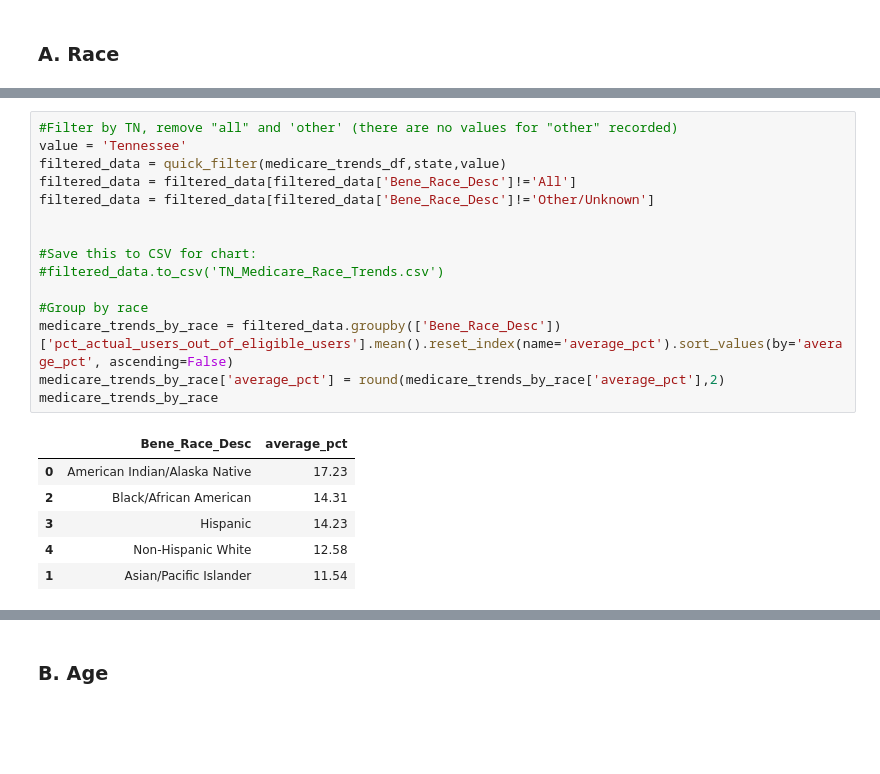
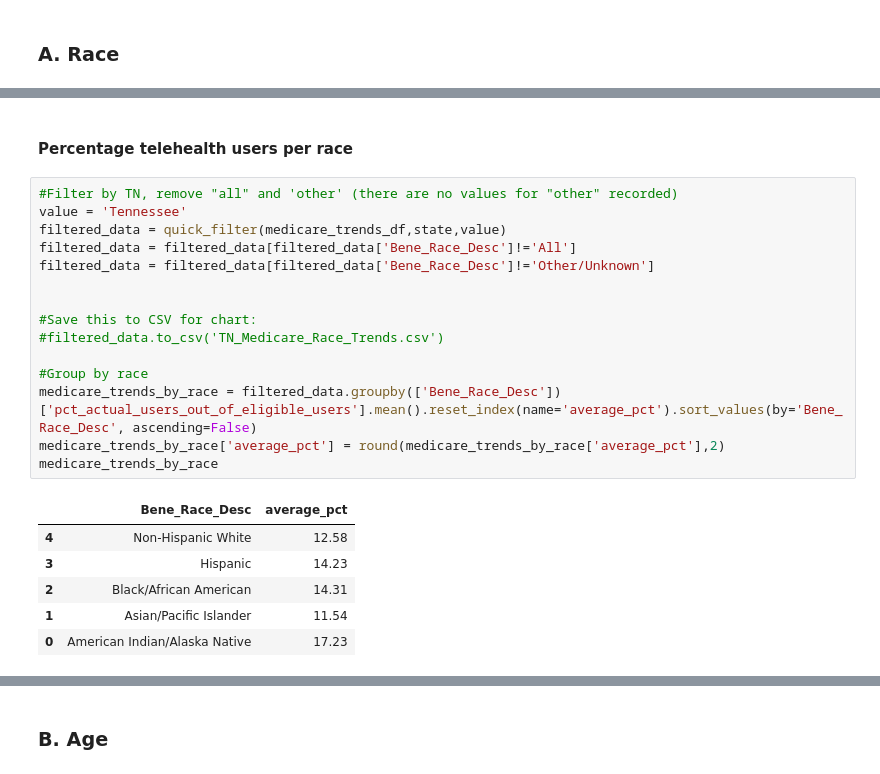
Before and after one commit to MQuarles2012/Telehealth_Analysis, a Jupyter notebook: Capstone Notebook.ipynb, the cells around one changed output, grey strips where cells are left out. Drawn from its saved outputs; the diff is of its cells as text; blank space fills up the shorter version.

```diff
--- a/Capstone Notebook.ipynb
+++ b/Capstone Notebook.ipynb
@@ -391,22 +442,24 @@ medicare_trends_by_race
+# %% [markdown]
+#### Percentage telehealth users per race
 # %%
 #Filter by TN, remove "all" and 'other' (there are no values for "other" recorded)
 value = 'Tennessee'
 filtered_data = quick_filter(medicare_trends_df,state,value)
 filtered_data = filtered_data[filtered_data['Bene_Race_Desc']!='All']
 filtered_data = filtered_data[filtered_data['Bene_Race_Desc']!='Other/Unknown']
 
 
 #Save this to CSV for chart:
 #filtered_data.to_csv('TN_Medicare_Race_Trends.csv')
 
 #Group by race
-medicare_trends_by_race = filtered_data.groupby(['Bene_Race_Desc'])['pct_actual_users_out_of_eligible_users'].mean().reset_index(name='average_pct').sort_values(by='average_pct', ascending=False)
+medicare_trends_by_race = filtered_data.groupby(['Bene_Race_Desc'])['pct_actual_users_out_of_eligible_users'].mean().reset_index(name='average_pct').sort_values(by='Bene_Race_Desc', ascending=False)
 medicare_trends_by_race['average_pct'] = round(medicare_trends_by_race['average_pct'],2)
 medicare_trends_by_race
 # %% [output]
 |  | Bene_Race_Desc | average_pct |
+| 4 | Non-Hispanic White | 12.58 |
+| 3 | Hispanic | 14.23 |
+| 2 | Black/African American | 14.31 |
+| 1 | Asian/Pacific Islander | 11.54 |
 | 0 | American Indian/Alaska Native | 17.23 |
-| 2 | Black/African American | 14.31 |
-| 3 | Hispanic | 14.23 |
-| 4 | Non-Hispanic White | 12.58 |
-| 1 | Asian/Pacific Islander | 11.54 |
```
Also changed, not shown: parts of 75 cells of this notebook, 2 other files.
